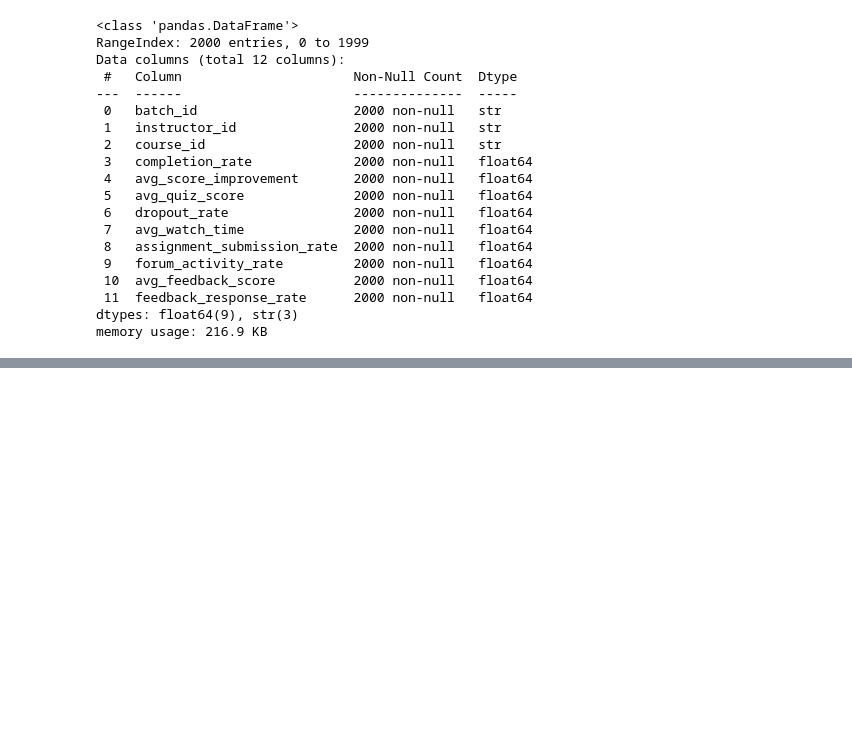
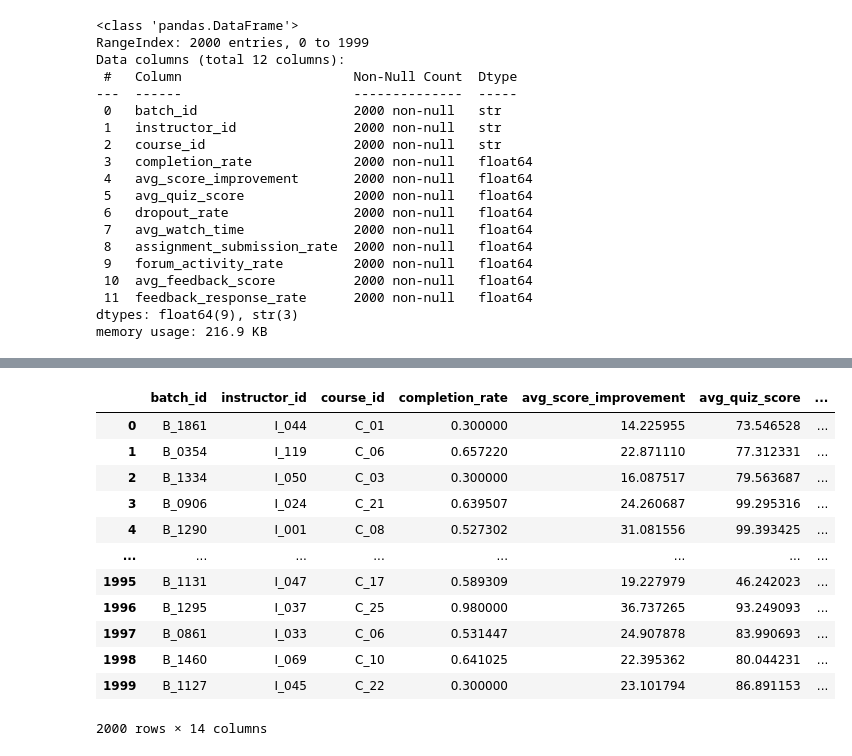
Before and after one commit to Saipathi-123/Instructor-Effectiveness-Modeling, a Jupyter notebook: notebooks/instructor_effectiveness.ipynb, the cells around one changed output, grey strips where cells are left out. Saved outputs shown, nothing was run; the diff lists cells and outputs as text; code cells hidden in the pictures; blank space fills up the shorter version.

Commit message:
Complete EDA and batch-level effectiveness scoring

```diff
--- a/notebooks/instructor_effectiveness.ipynb
+++ b/notebooks/instructor_effectiveness.ipynb
@@ -48,0 +133,35 @@ memory usage: 216.9 KB
+# %%
+from sklearn.preprocessing import MinMaxScaler
+
+# columns for each group
+learning_cols = ['completion_rate', 'dropout_rate', 'avg_score_improvement', 'avg_quiz_score']
+engagement_cols = ['avg_watch_time', 'assignment_submission_rate', 'forum_activity_rate']
+feedback_cols = ['avg_feedback_score', 'feedback_response_rate']
+
+# min-max scale all metrics to 0-1
+scaler = MinMaxScaler()
+scaled = df.copy()
+all_cols = learning_cols + engagement_cols + feedback_cols
+scaled[all_cols] = scaler.fit_transform(df[all_cols])
+
+# invert dropout_rate since higher dropout = worse effectiveness
+scaled['dropout_rate'] = 1 - scaled['dropout_rate']
+
+# combine within each group (row-wise mean)
+learning_score = scaled[learning_cols].mean(axis=1)
+engagement_score = scaled[engagement_cols].mean(axis=1)
+feedback_score = scaled[feedback_cols].mean(axis=1)
+
+# weighted sum -> final effectiveness score
+df['effectiveness_score'] = (
+    0.5 * learning_score +
+    0.3 * engagement_score +
+    0.2 * feedback_score
+)
+
+# convert to tiers using quantiles
+df['effectiveness_tier'] = pd.qcut(
+    df['effectiveness_score'], q=3, labels=['Low', 'Medium', 'High']
+)
+
+df[['effectiveness_score', 'effectiveness_tier']].head()
@@ -48,0 +195,17 @@ memory usage: 216.9 KB
+# %%
+df['instructor_id'].nunique()
+df
+# %% [output]
+|  | batch_id | instructor_id | course_id | completion_rate | avg_score_improvement | avg_quiz_score | ... |
+| 0 | B_1861 | I_044 | C_01 | 0.300000 | 14.225955 | 73.546528 | ... |
+| 1 | B_0354 | I_119 | C_06 | 0.657220 | 22.871110 | 77.312331 | ... |
+| 2 | B_1334 | I_050 | C_03 | 0.300000 | 16.087517 | 79.563687 | ... |
+| 3 | B_0906 | I_024 | C_21 | 0.639507 | 24.260687 | 99.295316 | ... |
+| 4 | B_1290 | I_001 | C_08 | 0.527302 | 31.081556 | 99.393425 | ... |
+| ... | ... | ... | ... | ... | ... | ... | ... |
+| 1995 | B_1131 | I_047 | C_17 | 0.589309 | 19.227979 | 46.242023 | ... |
+| 1996 | B_1295 | I_037 | C_25 | 0.980000 | 36.737265 | 93.249093 | ... |
+| 1997 | B_0861 | I_033 | C_06 | 0.531447 | 24.907878 | 83.990693 | ... |
+| 1998 | B_1460 | I_069 | C_10 | 0.641025 | 22.395362 | 80.044231 | ... |
+| 1999 | B_1127 | I_045 | C_22 | 0.300000 | 23.101794 | 86.891153 | ... |
+2000 rows × 14 columns
```
Also changed, not shown: parts of 11 cells of this notebook.
